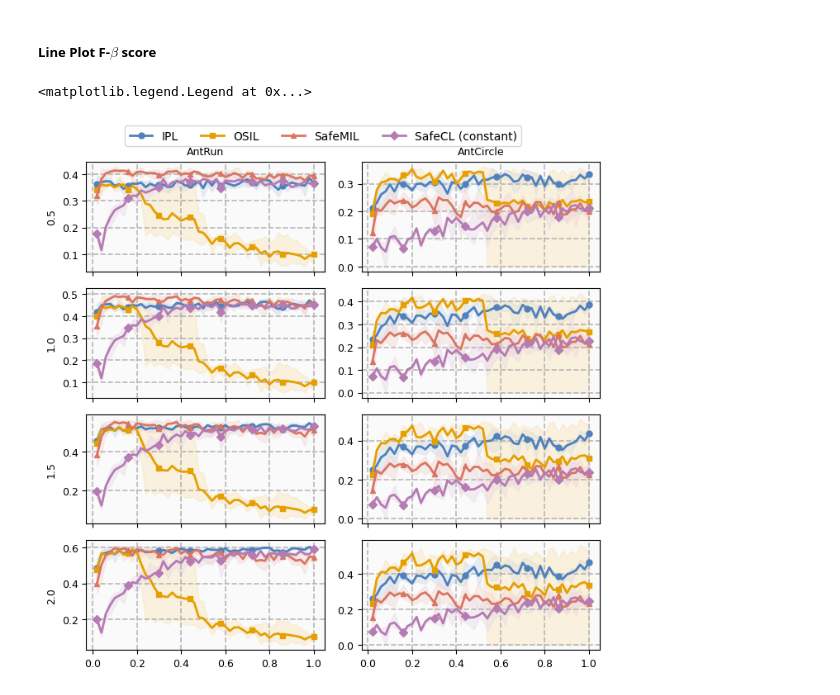
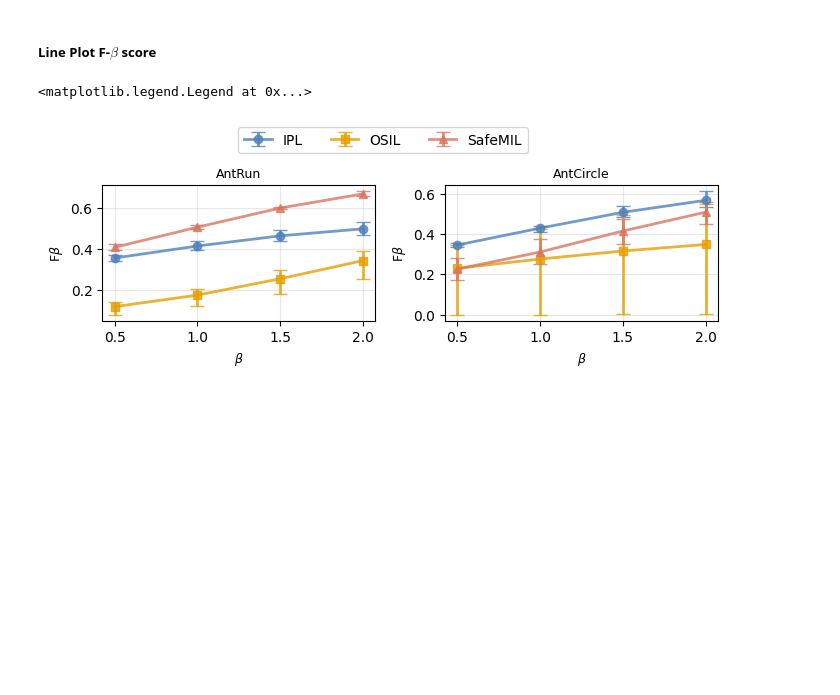
Before and after one commit to returaj/offline_mpc, a Jupyter notebook: dsrl_model/notebooks/safecl_plotting.ipynb, the cells around one changed output. Saved outputs shown, nothing was run; the diff lists cells and outputs as text; code cells hidden in the pictures; blank space fills up the shorter version.

Commit message:
update safecl_plotting notebook

```diff
--- a/dsrl_model/notebooks/safecl_plotting.ipynb
+++ b/dsrl_model/notebooks/safecl_plotting.ipynb
@@ -171,7 +170,7 @@ def bootstrap_confidence_interval(data, n_bootstrap=1000, confidence_level=0.95)
 
 # ALGOS = [("ipl", "IPL"), ("osil", "OSIL"), ("safecl/embd_64_vtemp_1.0_pitemp_0.2_piconst_0.9_wdecay_firsttrans/batch_64/constant_projection", "SafeCL (constant)")]
 
-ALGOS = [("safemil", "SafeMIL"), ("safecl/embd_64_vtemp_1.0_pitemp_0.2_piconst_0.9_wdecay_firsttrans/batch_64/constant_projection", "SafeCL (constant)")]
+ALGOS = [("safemil", "SafeMIL"), ("ipl", "IPL"), ("osil", "OSIL"), ("safecl/embd_64_vtemp_1.0_pitemp_0.2_piconst_0.9_wdecay_firsttrans/batch_64/constant_projection", "SafeCL (constant)")]
 # %%
 def plot_confidence_interval(means, lowers, uppers, labels, colors, markers, title, xlabel, ylabel,
                              axis=None, is_ylabel=True, is_xlabel=True, is_title=True,
@@ -317,7 +316,9 @@ fig.legend(handles, labels, loc='upper center', ncol=len(ALGOS), fontsize=10)
 # %%
 # ALGOS = [("ilid", "ILID"), ("iqlearn", "IQLearn"), ("safecl/embd_64_vtemp_1.0_pitemp_0.2_piconst_0.9_wdecay_firsttrans/batch_64/constant_projection", "SafeCL (constant)")]
 
-ALGOS = [("ipl", "IPL"), ("osil", "OSIL"), ("safemil", "SafeMIL"), ("safecl/embd_64_vtemp_1.0_pitemp_0.2_piconst_0.9_wdecay_firsttrans/batch_64/constant_projection", "SafeCL (constant)")]
+# ALGOS = [("ipl", "IPL"), ("osil", "OSIL"), ("safecl/embd_64_vtemp_1.0_pitemp_0.2_piconst_0.9_wdecay_firsttrans/batch_64/constant_projection", "SafeCL (constant)")]
+
+ALGOS = [("ipl", "IPL"), ("osil", "OSIL"), ("safemil", "SafeMIL")]
 # %%
 def estimate_fbetas(data, cost_betas):
     # data: 2 X seed X T
@@ -328,7 +329,7 @@ def estimate_fbetas(data, cost_betas):
     for beta in cost_betas:
         # seed X T
         r, c = data[0], data[1]
-        fbeta = ((1 + beta**2) * c * r) / ((1 + beta**2) * c + r).clip(EP)
+        fbeta = ((1 + beta**2) * c * r) / ((1 + beta**2) * r + c).clip(EP)
         data_betas.append(fbeta)
 
     # num_betas X seed X T
@@ -372,7 +373,7 @@ def generate_fbeta_figures(hyperparams, tasks, cost_betas, plot_type='combined')
     num_y = 1 if plot_type == 'combined' else len(cost_betas)
     num_x = len(tasks)
 
-    height = 2.3 if num_y == 1 else num_y * 1.8
+    height = 2.5 if num_y == 1 else num_y * 1.8
     figsize = (7, height)
     single_fig, single_axs = plt.subplots(num_y, num_x, figsize=figsize, sharex='col')
 
@@ -427,6 +428,10 @@ def generate_fbeta_figures(hyperparams, tasks, cost_betas, plot_type='combined')
             algo_lower = algo_lower_betas[:, :, -1]
             algo_upper = algo_upper_betas[:, :, -1]
 
+            # # num_algos X betas
+            # means, stds = algo_mean_betas.mean(axis=-1), algo_mean_betas.std(axis=-1)
+            # algo_mean, algo_lower, algo_upper = means, means - stds, means + stds
+
             _ = plot_error_linebars(
                 algo_mean, algo_lower, algo_upper, labels, task, cost_betas, colors, markers, single_axs[y], fontsize=9,
             )
@@ -446,26 +451,26 @@ def generate_fbeta_figures(hyperparams, tasks, cost_betas, plot_type='combined')
 # %%
 hyperparams = "neg_union_full/pos_1_neg_10_union_500"
 
 key = "performance_comparison"
-plot_type = "full"
+plot_type = "combined"
 cost_betas = [0.5, 1.0, 1.5, 2.0]
 
 # tasks = ['PointGoal1', "CarGoal1",]
 # tasks = ['PointCircle2', "CarCircle2",]
 # tasks = [ "AntVelocity", "SwimmerVelocity"]
 # tasks = ["Walker2dVelocity", "HopperVelocity",]
 # tasks = ["DroneRun", "DroneCircle",]
 tasks = ["AntRun", "AntCircle"]
 
 fig, ax = generate_fbeta_figures(hyperparams, tasks, cost_betas, plot_type)
 single_ax = ax[0] if plot_type == 'combined' else ax[0, 0]
 handles, labels = single_ax.get_legend_handles_labels()
 
 # 1. Compress the subplots area tightly to the top 92% of the canvas
 fig.tight_layout(rect=[0, 0, 1, 0.92])
 
 # Create a single legend for all subplots
 fig.legend(handles, labels, loc='lower center', bbox_to_anchor=(0.5, 0.89),  ncol=len(ALGOS), fontsize=10)
 # %% [output]
 <matplotlib.legend.Legend at 0x...>
-[figure, old version]
+[figure, new version]
```
Also changed, not shown: parts of 2 cells of this notebook.
